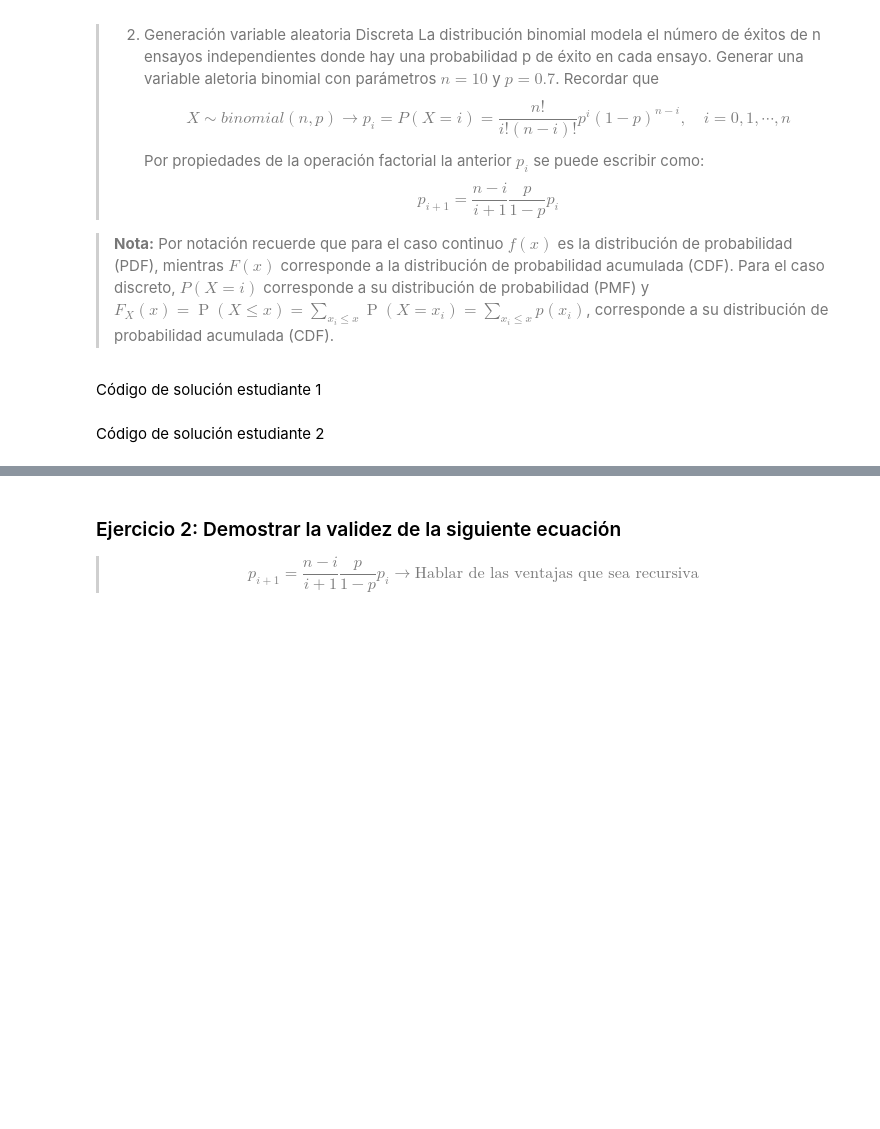
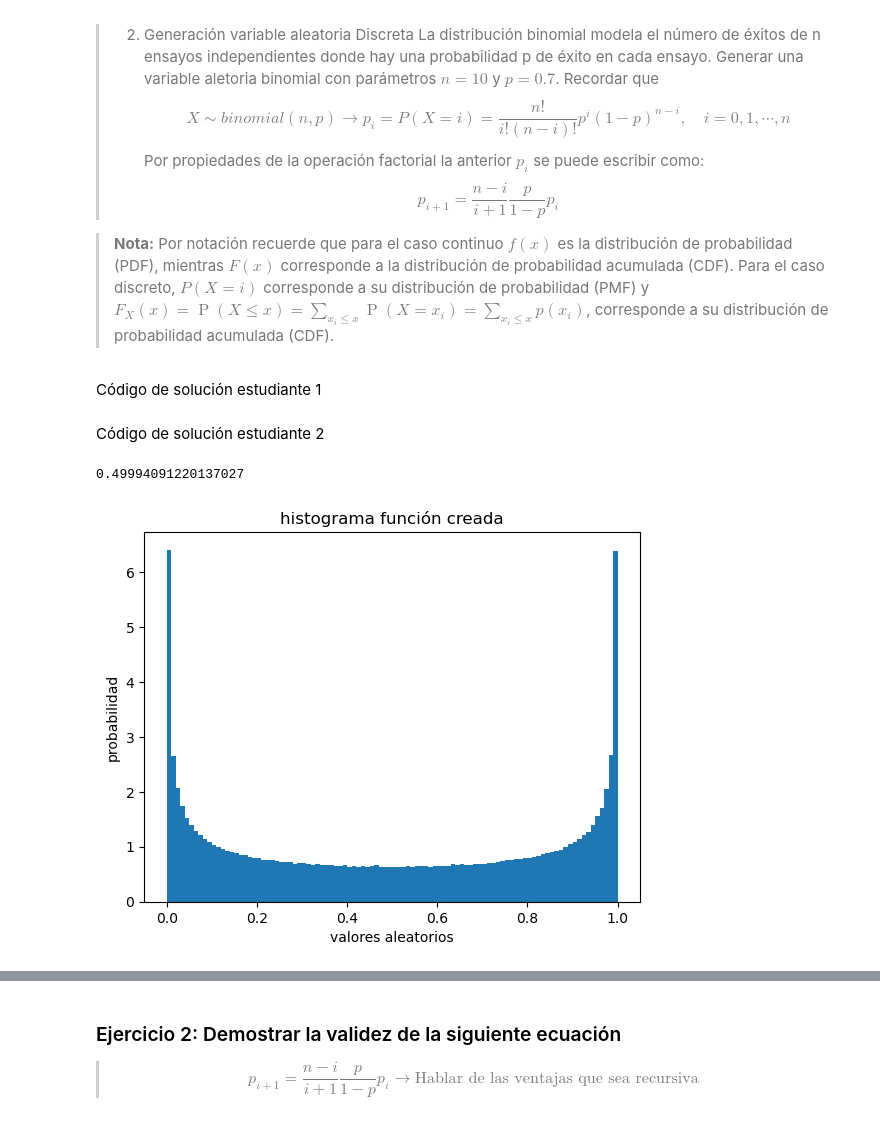
Before and after one commit to MichVT/ProyectoConjunto_MValadez_MValenzuela, a Jupyter notebook: ProyectoConjunto_MValadez_MValenzuela.ipynb, the cells around one changed output, grey strips where cells are left out. Saved outputs shown, nothing was run; the diff lists cells and outputs as text; code cells hidden in the pictures; blank space fills up the shorter version.

```diff
--- a/ProyectoConjunto_MValadez_MValenzuela.ipynb
+++ b/ProyectoConjunto_MValadez_MValenzuela.ipynb
@@ -51,0 +46,19 @@ Código de solución estudiante 2
+# %%
+# Código de solución estudiante 2
+#1
+import numpy as np
+import matplotlib.pyplot as plt
+import pandas as pd
+def browniano(N):
+    return (np.sin((np.random.random(N)*np.pi)/2))**2
+N=10**6
+x= browniano(N)
+plt.hist(x,100,density=True)
+plt.xlabel('valores aleatorios')
+plt.ylabel('probabilidad')
+plt.title('histograma función creada')
+print(np.mean(x))
+plt.show()
+# %% [output]
+0.49994091220137027
+[figure, added]
```
Also changed, not shown: parts of 7 cells of this notebook.
